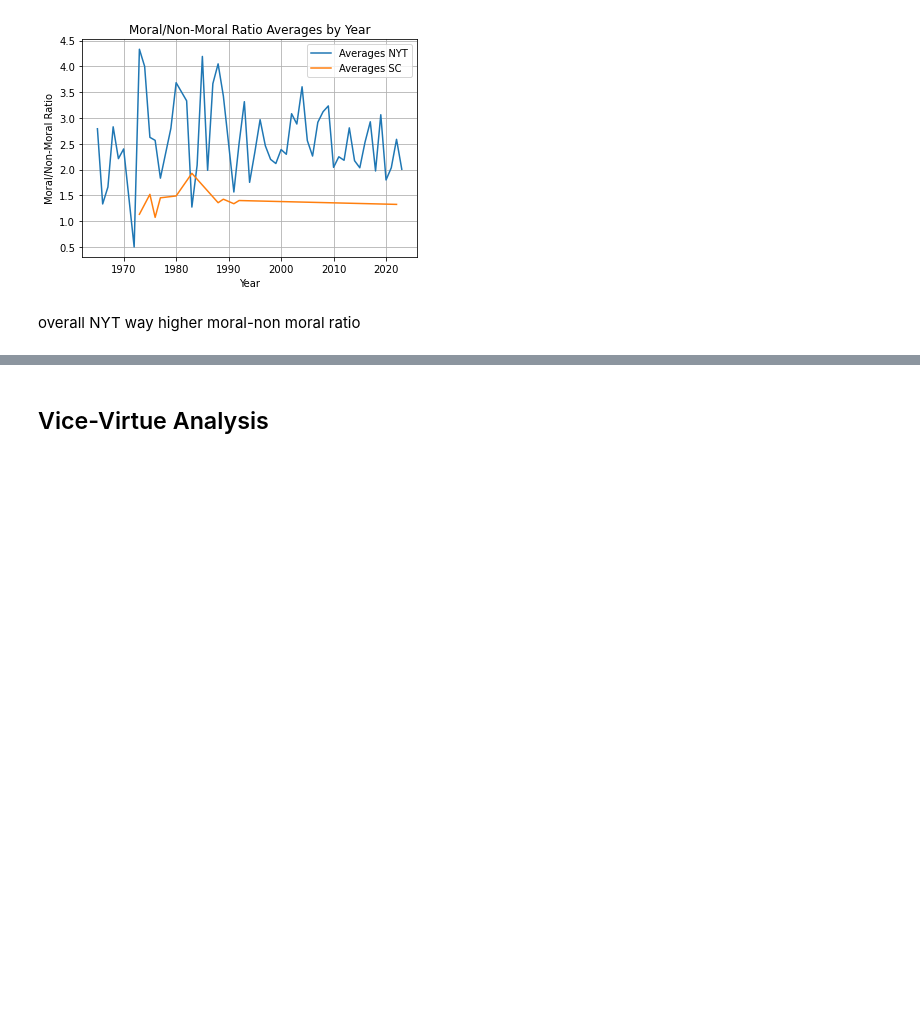
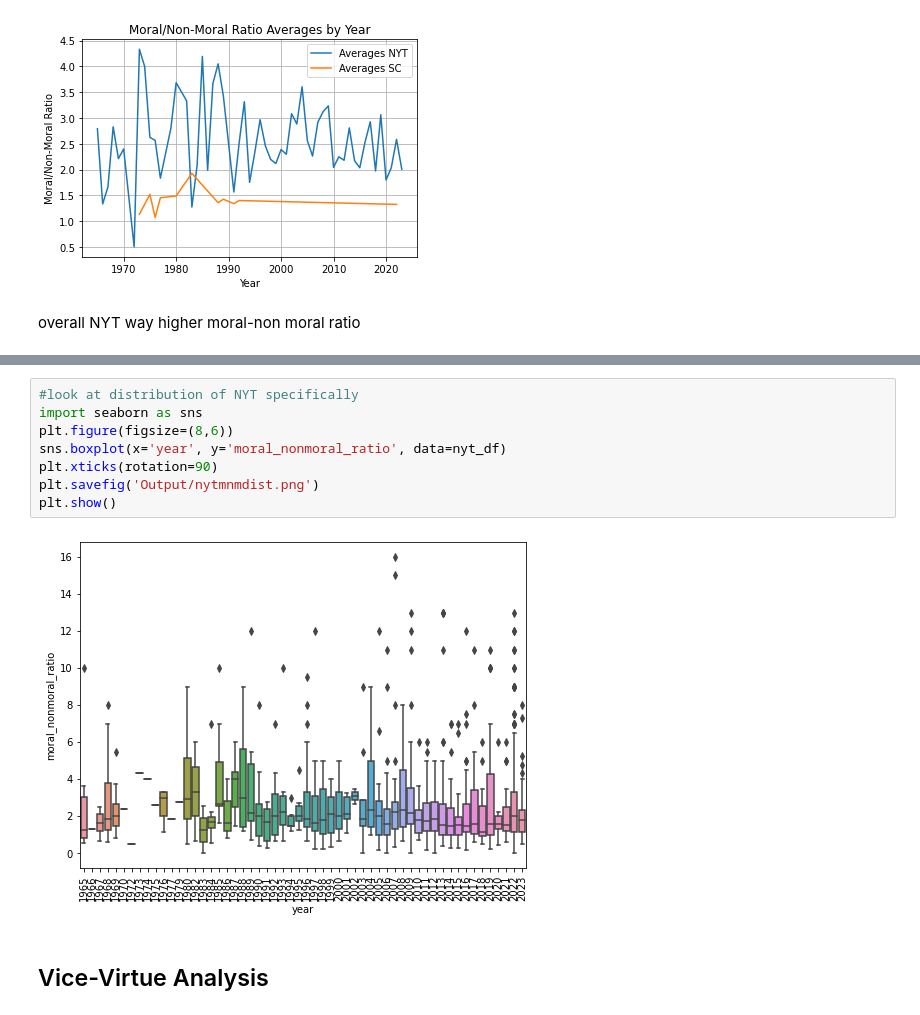
Before and after one commit to lprockop/NLPGroup10, a Jupyter notebook: PrelimAnalysis_(2) (1).ipynb, the cells around one changed output, grey strips where cells are left out. Drawn from its saved outputs; the diff is of its cells as text; blank space fills up the shorter version.

```diff
--- a/PrelimAnalysis_(2) (1).ipynb
+++ b/PrelimAnalysis_(2) (1).ipynb
@@ -197,3 +206,13 @@ overall NYT way higher moral-non moral ratio
+# %%
+#look at distribution of NYT specifically
+import seaborn as sns
+plt.figure(figsize=(8,6))
+sns.boxplot(x='year', y='moral_nonmoral_ratio', data=nyt_df)
+plt.xticks(rotation=90)
+plt.savefig('Output/nytmnmdist.png')
+plt.show()
+# %% [output]
+[figure, added]
 # %% [markdown]
 ## Vice-Virtue Analysis
 # %%
```
Also changed, not shown: parts of 9 cells of this notebook, 5 other files.
